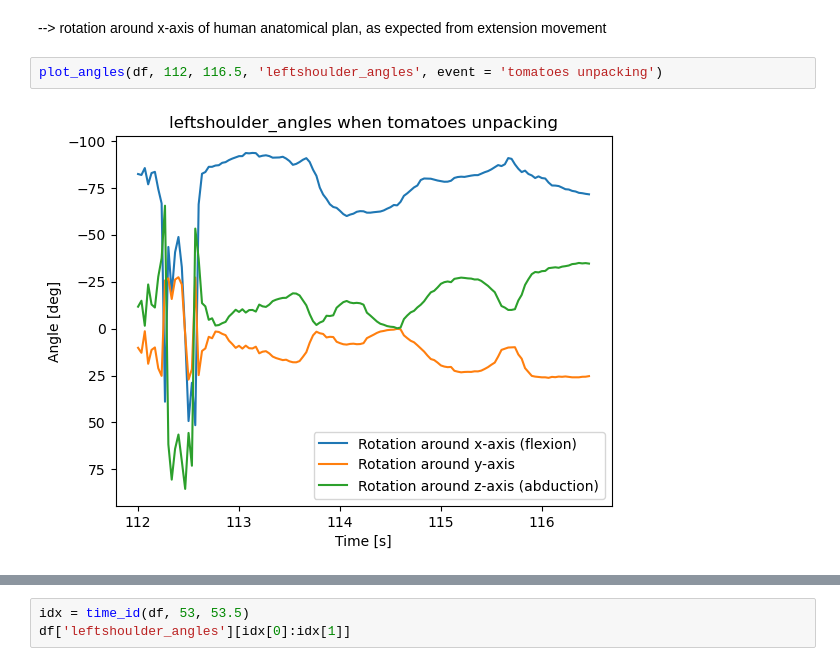
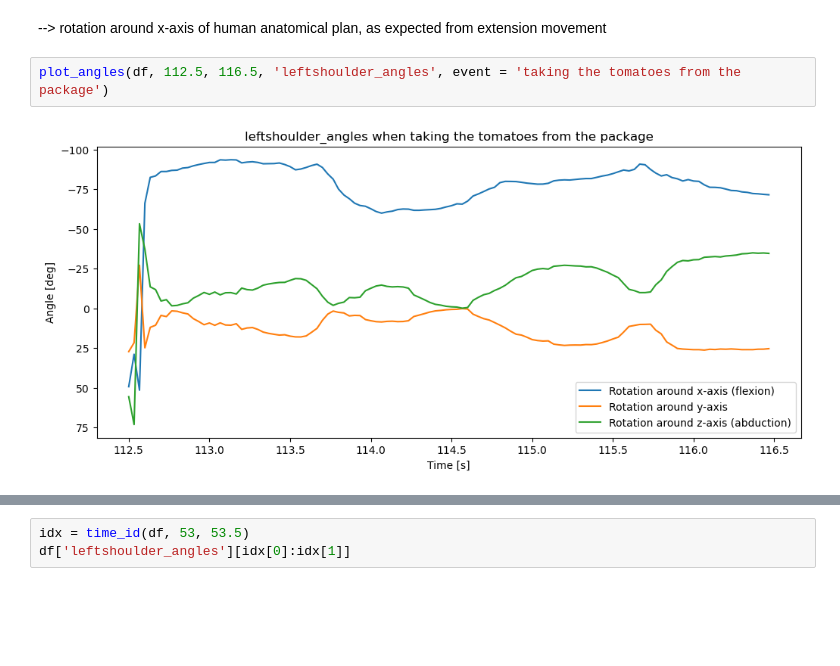
Before and after one commit to FranklinLeong/dexterity_assessment_CL, a Jupyter notebook: src/exploratory.ipynb, the cells around one changed output, grey strips where cells are left out. Cells and saved outputs as stored; diff of their text form; blank space fills up the shorter version.

Commit message:
Add all plots generated for 2nd presentation

```diff
--- a/src/exploratory.ipynb
+++ b/src/exploratory.ipynb
@@ -298,9 +298,9 @@ Name: leftshoulder_angles, dtype: object
 # %% [markdown]
 --> rotation around x-axis of human anatomical plan, as expected from extension movement
 # %%
-plot_angles(df, 112, 116.5, 'leftshoulder_angles', event = 'tomatoes unpacking')
+plot_angles(df, 112.5, 116.5, 'leftshoulder_angles', event = 'taking the tomatoes from the package')
 # %% [output]
-[figure, old version]
+[figure, new version]
 # %% [markdown]
 #### 2.2 Shoulder ab/adduction
 In coronal plan
```
Also changed, not shown: parts of 9 cells of this notebook, 1 other file.
